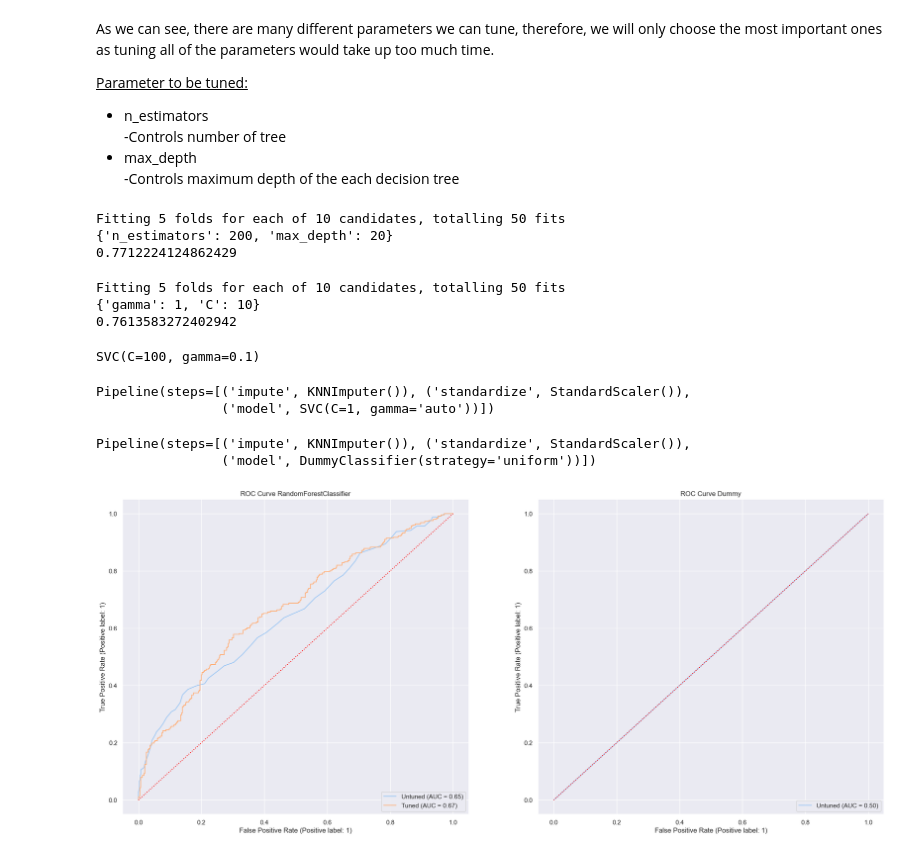
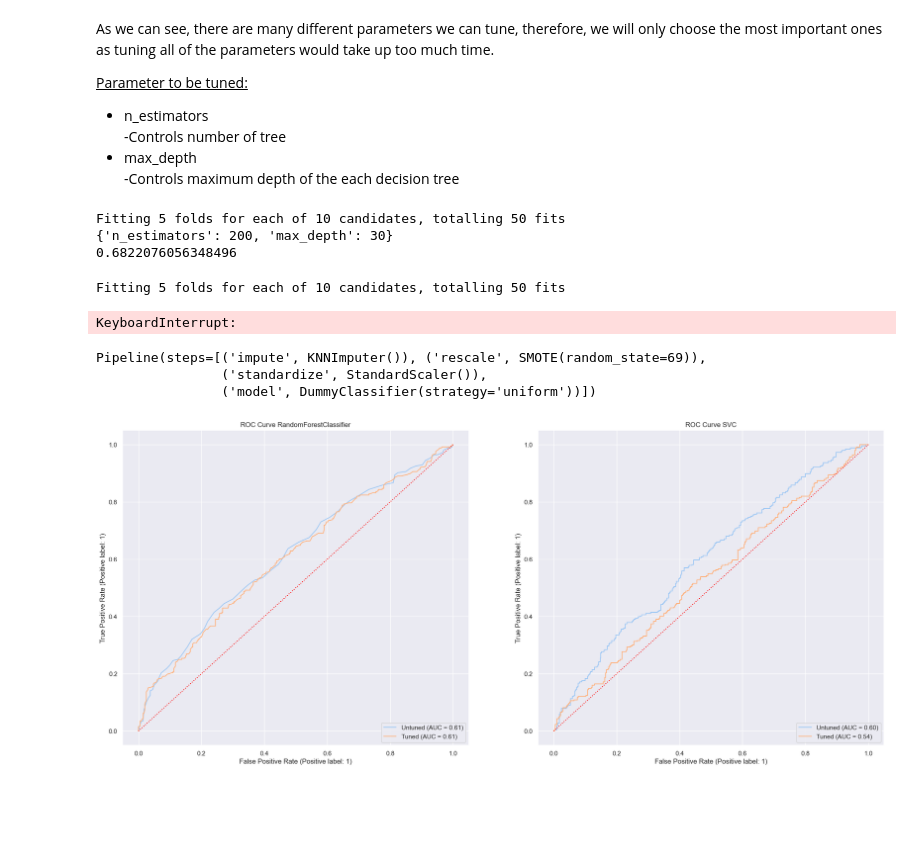
Before and after one commit to y0ngjie/AIML-ST1511-CA1, a Jupyter notebook: CA1-Classification.ipynb, the cells around one changed output. Cells and saved outputs as stored; diff of their text form; code cells hidden in the pictures; blank space fills up the shorter version.

```diff
--- a/CA1-Classification.ipynb
+++ b/CA1-Classification.ipynb
@@ -467,10 +488,10 @@ The dummy model acts as a control, it is a baseline model for comparison to our
 # %%
 scoring_methods = ["accuracy", "recall", "f1", "roc_auc"]
 
-steps[STEPS_LEN] = ("model", SVC())
+steps[STEPS_LEN] = ("model", DummyClassifier(strategy="uniform"))
 dummy = IMBPipeline(steps=steps)
 dummy.fit(X_train, y_train)
-print(f"Baseline Accuracy Score :{dummy.score(X_train, y_train)}")
+print(f"Baseline Accuracy Score :{dummy.score(X_test,y_test)}")
 scores = cross_validate(
     dummy,
     X_train,
@@ -712,7 +733,7 @@ As we can see, there are many different parameters we can tune, therefore, we wi
 # Create params grid
 param_grid = {
     'n_estimators': [10,50,100,200],
-    'max_depth': [10,20,30]
+    'max_depth': [None,10,20,30]
 }
 
 kf = StratifiedKFold(n_splits=5, shuffle=True, random_state=42)
@@ -739,15 +760,13 @@ print(svc_search.named_steps["hyper"].best_params_)
 print(svc_search.named_steps["hyper"].best_score_)
 # %% [output]
 Fitting 5 folds for each of 10 candidates, totalling 50 fits
-{'n_estimators': 200, 'max_depth': 20}
-0.7712224124862429
+{'n_estimators': 200, 'max_depth': 30}
+0.6822076056348496
 # %%
 # Create params grid
 param_grid = {
-    'C': [0.1, 1, 10, 100],
-    'gamma': [0.1, 1, 10, 100],
-    # 'kernel': ['linear', 'rbf', 'poly']
-}
+'C': [0.1,1, 10, 100], 'gamma': [1,0.1,0.01,0.001],'kernel': ['rbf', 'poly', 'sigmoid']}
+
 
 kf = StratifiedKFold(n_splits=5, shuffle=True, random_state=42)
 
@@ -768,21 +787,9 @@ svc_search = IMBPipeline(steps=steps)
 # fit model
 svc_search.fit(X_train, y_train)
 
-# print(svc_search.named_steps["hyper"].best_estimator_)
+print(svc_search.named_steps["hyper"].best_estimator_)
 print(svc_search.named_steps["hyper"].best_params_)
 print(svc_search.named_steps["hyper"].best_score_)
 # %% [output]
 Fitting 5 folds for each of 10 candidates, totalling 50 fits
-{'gamma': 1, 'C': 10}
-0.7613583272402942
+KeyboardInterrupt:
-# %%
-print(svc_search["hyper"].best_estimator_)
-# %% [output]
-SVC(C=100, gamma=0.1)
-# %%
-steps[STEPS_LEN] = ("model", SVC(kernel="rbf", gamma='auto', class_weight=None, C=1))
-rfc_clf = IMBPipeline(steps=steps)
-rfc_clf.fit(X_train, y_train)
-# %% [output]
-Pipeline(steps=[('impute', KNNImputer()), ('standardize', StandardScaler()),
-                ('model', SVC(C=1, gamma='auto'))])
@@ -789,9 +805,22 @@ Pipeline(steps=[('impute', KNNImputer()), ('standardize', StandardScaler()),
 # %%
+steps[STEPS_LEN] = ("model", SVC(kernel= 'rbf', gamma= 1, C= 100))
+svc_clf = IMBPipeline(steps=steps)
+svc_clf.fit(X_train, y_train)
+
+# SVC UNTUNED
 steps[STEPS_LEN] = ("model", SVC())
 
 svc_clf_untuned = IMBPipeline(steps=steps)
 svc_clf_untuned.fit(X_train, y_train)
 
+# RFC TUNED
+steps[STEPS_LEN] = ("model", RandomForestClassifier(n_estimators= 200, max_depth= 30))
+
+rfc_clf = IMBPipeline(steps=steps)
+rfc_clf.fit(X_train, y_train)
+
+
+# RFC
 steps[STEPS_LEN] = ("model", RandomForestClassifier())
 
 rfc_clf_untuned = IMBPipeline(steps=steps)
@@ -801,36 +830,31 @@ rfc_clf_untuned.fit(X_train, y_train)
 steps[STEPS_LEN] = ("model", DummyClassifier(strategy="uniform"))
 dummy = IMBPipeline(steps=steps)
 dummy.fit(X_train, y_train)
-
-# # KNeighborCLassifer
-# steps[STEPS_LEN] = ("model", KNeighborsClassifier())
-# # Create the pipeline
-# knc = IMBPipeline(steps=steps)
-# knc.fit(X_train, y_train)
 # %% [output]
-Pipeline(steps=[('impute', KNNImputer()), ('standardize', StandardScaler()),
+Pipeline(steps=[('impute', KNNImputer()), ('rescale', SMOTE(random_state=69)),
+                ('standardize', StandardScaler()),
                 ('model', DummyClassifier(strategy='uniform'))])
 # %%
 fig, ax = plt.subplots(1, 2, figsize=(24, 10))
 # RandomForestClassifier
 RocCurveDisplay.from_estimator(rfc_clf_untuned, X_test, y_test, ax=ax[0], name="Untuned")
 RocCurveDisplay.from_estimator(rfc_clf, X_test, y_test, ax=ax[0], name="Tuned")
 # RocCurveDisplay.from_estimator(model, X_test, y_test, ax=ax[0], name="Nth")
 
 # # DecisionTreeClassifier
-RocCurveDisplay.from_estimator(dummy, X_test, y_test, ax=ax[1], name="Untuned")
-# RocCurveDisplay.from_estimator(knn, X_test, y_test, ax=ax[1], name="Tuned")
+RocCurveDisplay.from_estimator(svc_clf_untuned, X_test, y_test, ax=ax[1], name="Untuned")
+RocCurveDisplay.from_estimator(svc_clf, X_test, y_test, ax=ax[1], name="Tuned")
 
 # 50% line
 x = np.linspace(0, 1, 2)
 ax[0].plot(x, x, ":", color="red")
 ax[1].plot(x, x, ":", color="red")
 
 ax[0].set_title("ROC Curve RandomForestClassifier")
-ax[1].set_title("ROC Curve Dummy")
+ax[1].set_title("ROC Curve SVC")
 plt.show()
 # %% [output]
-[figure, old version]
+[figure, new version]
 # %%
 rfc_y_pred = rfc_clf.predict(X_test)
 dummy_y_pred = dummy.predict(X_test)
```
Also changed, not shown: parts of 20 cells of this notebook.
